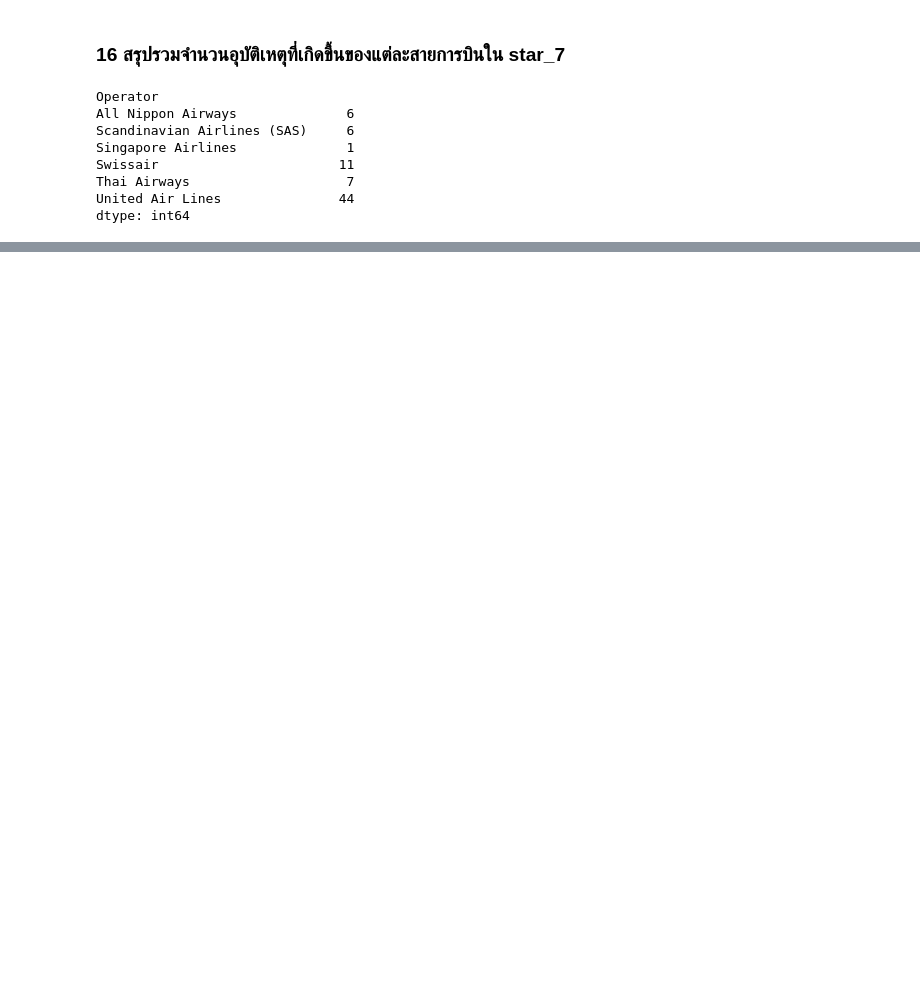
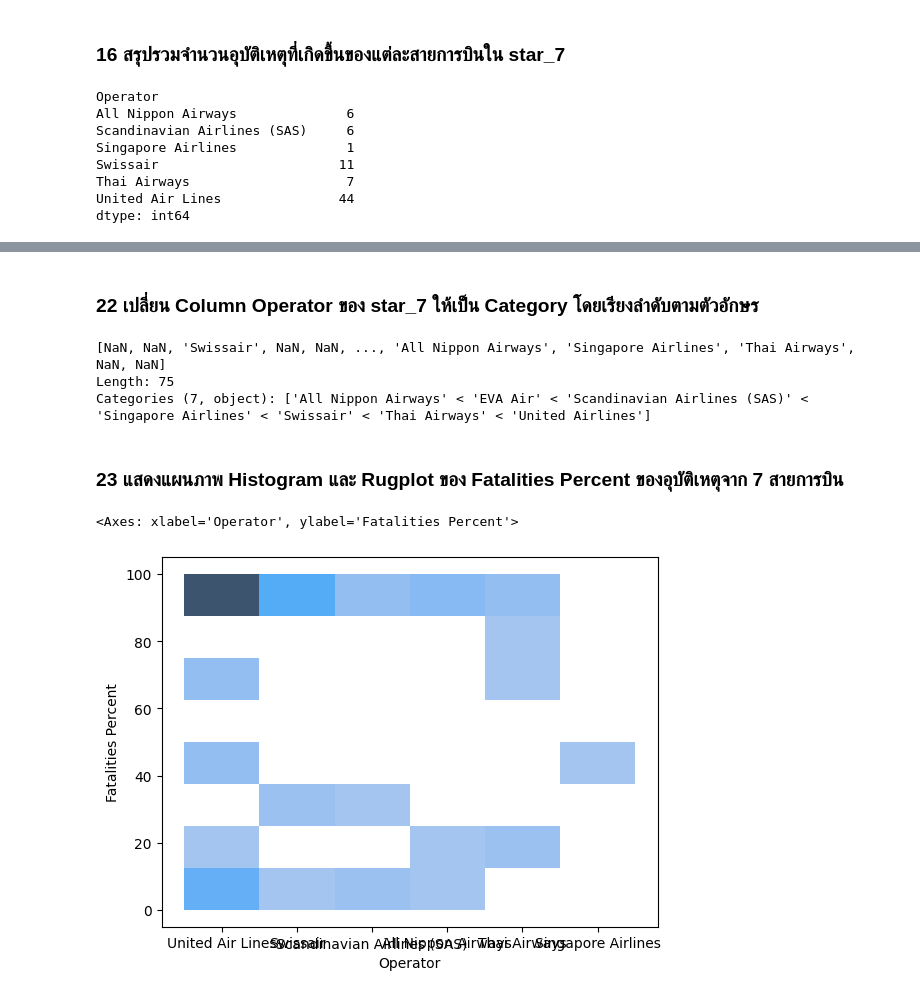
Before and after one commit to MomorioUHT/ExploratoryDataAnalysis, a Jupyter notebook: AirCrashExploratoryAnalysis.ipynb, the cells around one changed output, grey strips where cells are left out. Cells and saved outputs as stored; diff of their text form; code cells hidden in the pictures; blank space fills up the shorter version.

```diff
--- a/AirCrashExploratoryAnalysis.ipynb
+++ b/AirCrashExploratoryAnalysis.ipynb
@@ -195,0 +201,3 @@ dtype: int64
+# %%
+star_7['Date'] = pd.to_datetime(star_7['Date'])
+star_7['Date'].dtype
@@ -195,0 +256,6 @@ dtype: int64
+# %%
+star_7['Company'] = star_7['AC Type'].str.split().str.get(0)
+star_7.pivot_table(index='Company',
+                   columns='Operator',
+                   values='Date', #any values, this is for counting only!
+                   aggfunc='size')
@@ -195,0 +287,3 @@ dtype: int64
+# %%
+star_7['Decade'] = star_7['Date'].dt.year//10*10 # Cheat
+star_7['Decade']
@@ -195,0 +322,23 @@ dtype: int64
+# %% [markdown]
+### 22 เปลี่ยน Column Operator ของ star_7 ให้เป็น Category โดยเรียงลำดับตามตัวอักษร
+# %%
+pd.Categorical(star_7['Operator'],
+               categories=['All Nippon Airways',
+                            'EVA Air',
+                            'Scandinavian Airlines (SAS)',
+                            'Singapore Airlines',
+                            'Swissair',
+                            'Thai Airways',
+                             'United Airlines']
+                , ordered=True)
+# %% [output]
+[NaN, NaN, 'Swissair', NaN, NaN, ..., 'All Nippon Airways', 'Singapore Airlines', 'Thai Airways', NaN, NaN]
+Length: 75
+Categories (7, object): ['All Nippon Airways' < 'EVA Air' < 'Scandinavian Airlines (SAS)' < 'Singapore Airlines' < 'Swissair' < 'Thai Airways' < 'United Airlines']
+# %% [markdown]
+### 23 แสดงแผนภาพ Histogram และ Rugplot ของ Fatalities Percent ของอุบัติเหตุจาก 7 สายการบิน
+# %%
+sns.histplot(y=star_7['Fatalities Percent'], x=star_7['Operator'])
+# %% [output]
+<Axes: xlabel='Operator', ylabel='Fatalities Percent'>
+[figure, added]
```
Also changed, not shown: parts of 17 cells of this notebook.
